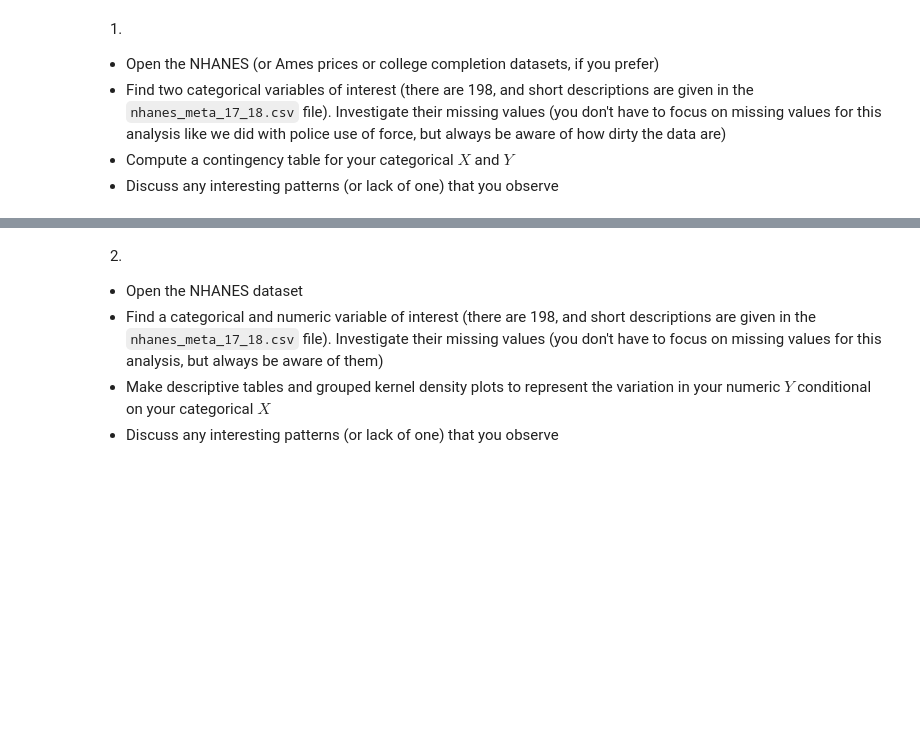
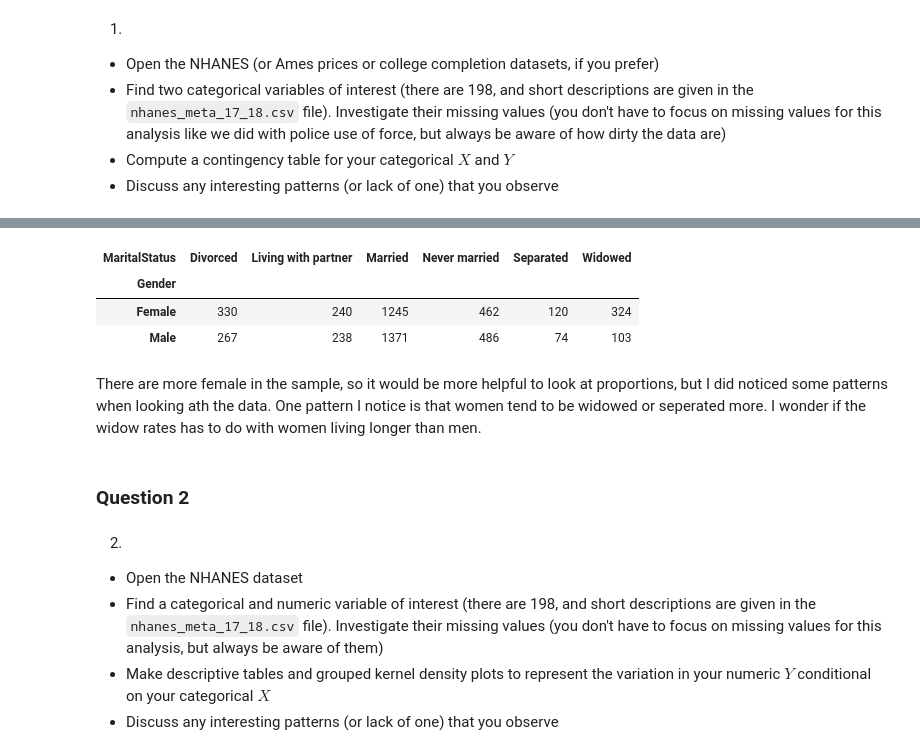
Before and after one commit to gegeorge25/DS5030_public_repo_grace_george, a Jupyter notebook: assignment_3.ipynb, the cells around one changed output, grey strips where cells are left out. Saved outputs shown, nothing was run; the diff lists cells and outputs as text; code cells hidden in the pictures; blank space fills up the shorter version.

```diff
--- a/assignment_3.ipynb
+++ b/assignment_3.ipynb
@@ -55,3 +54,14 @@ pd.crosstab(nhanes['GeneralHealthCondition'], nhanes['TypeOfMilkFirstFedWholeMil
+# %%
+pd.crosstab(nhanes['Gender'],nhanes['MaritalStatus'])
+# %% [output]
+| MaritalStatus | Divorced | Living with partner | Married | Never married | Separated | Widowed |
+| Gender |  |  |  |  |  |  |
+| Female | 330 | 240 | 1245 | 462 | 120 | 324 |
+| Male | 267 | 238 | 1371 | 486 | 74 | 103 |
+# %% [markdown]
+There are more female in the sample, so it would be more helpful to look at proportions, but I did noticed some patterns when looking ath the data. One pattern I notice is that women tend to be widowed or seperated more. I wonder if the widow rates has to do with women living longer than men.
+# %% [markdown]
+### Question 2
 # %% [markdown]
 2.
 - Open the NHANES dataset
```
Also changed, not shown: parts of 23 cells of this notebook, 3 other files.
